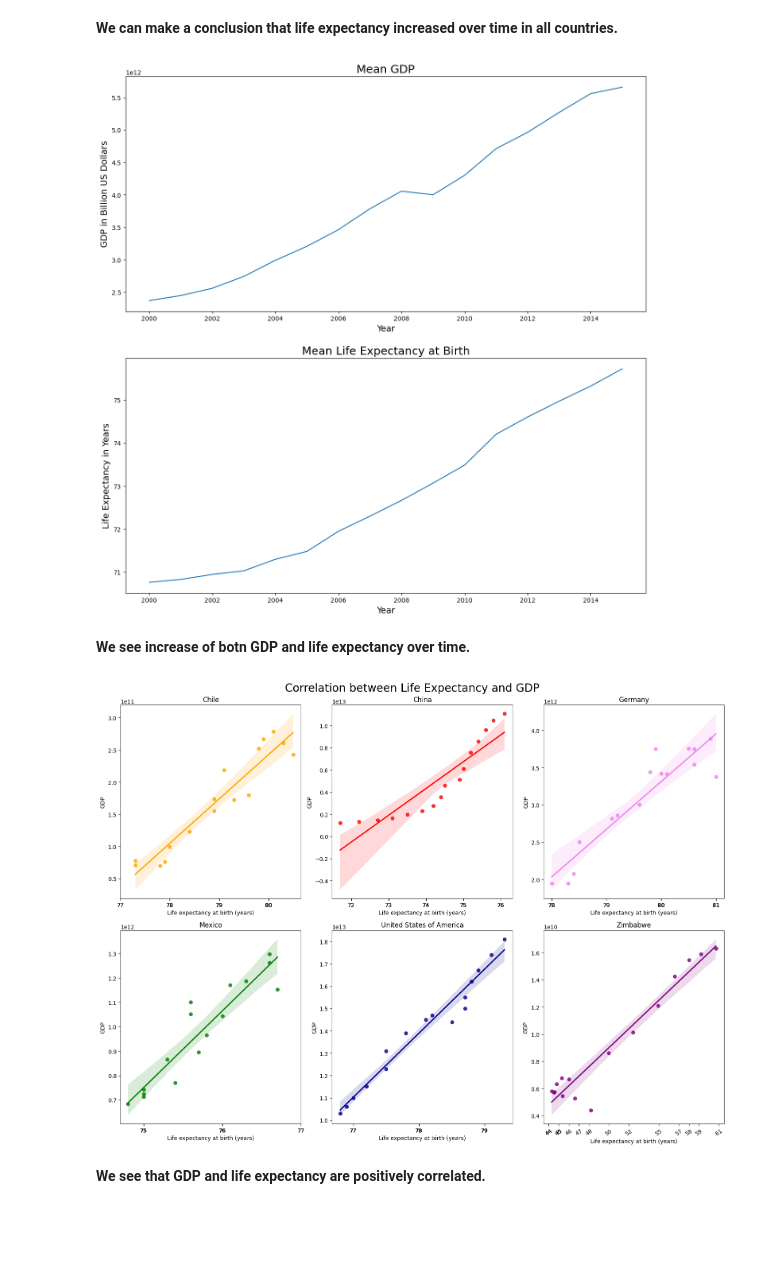
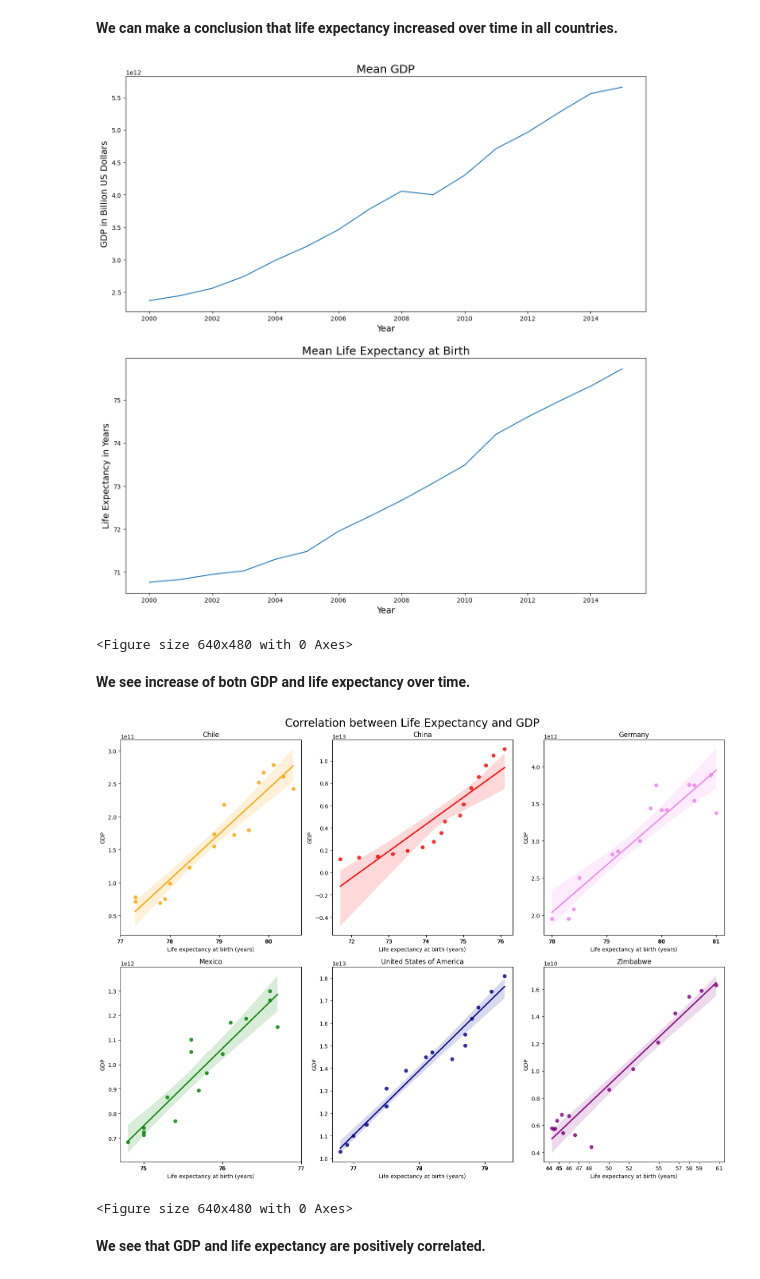
Before and after one commit to DenisLazuk/Group-Project-Life-Expectancy-and-GDP, a Jupyter notebook: life_expectancy_gdp.ipynb, the cells around one changed output. Saved outputs shown, nothing was run; the diff lists cells and outputs as text; code cells hidden in the pictures; blank space fills up the shorter version.

```diff
--- a/life_expectancy_gdp.ipynb
+++ b/life_expectancy_gdp.ipynb
@@ -167,40 +176,41 @@ plt.ylabel('Life Expectancy in Years', size=14)
 plt.title('Mean Life Expectancy at Birth', loc='center', size=18)
 plt.savefig('figures\Mean GDP and Life Expectancy.jpeg')
 plt.show()
+plt.clf()
 # %% [output]
 [figure]
+<Figure size 640x480 with 0 Axes>
 # %% [markdown]
 **We see increase of botn GDP and life expectancy over time.**
 # %%
 # Is there a correlation between GDP and life expectancy of a country?
 countries = data_grouped_country['Country'].unique()
 colors = ['orange', 'red', 'violet', 'green', 'darkblue', 'purple']
 fig, axes = plt.subplots(nrows=2, ncols=3, figsize=(16, 12))         # creating a figure with 2 rows and 3 columns
 fig.suptitle('Correlation between Life Expectancy and GDP', size=20)
 for i, country in enumerate(countries):                             # using a loop 6 scatterplots for each country will be created
     cols = i % 3                                                    # remainder of division: column position
     rows = i // 3                                                   # integer division: row position
     ax = axes[rows, cols]                                           # position in figure
     country_data = data[data.Country == country]
     x_values = [x for x in range(                                   # creating start x labels
         len(country_data['Life expectancy at birth (years)']))]
     rounded_values = [                                              # round the values on the x-axis because they are float
         round(value) for value in country_data['Life expectancy at birth (years)']]
     sns.regplot(data=country_data, ax=ax,                           # regplot shows the correlation between Life Expectancy
         x='Life expectancy at birth (years)', y='GDP',
         color=colors[i])                                            # and GDP. Each Country has its own color
     ax.set_xticks(rounded_values)                                   # replacing the start x labels with rounded values
-    if len(set(rounded_values)) > 8:                                # if there are too many labels on x axis, they will be rotated
-        ax.set_xticklabels(ax.get_xticklabels(), rotation=35)
-
     ax.set_title(f'{country}')                                      # title and labels
     ax.set_xlabel('Life expectancy at birth (years)')
     ax.set_ylabel('GDP')
 
 plt.tight_layout()                                                  # adjusts the position and size of the charts on the figure
+plt.savefig('figures\Correlation between Life Expectancy and GDP.jpeg')
 plt.show()
-plt.close()
+plt.clf()
 # %% [output]
-[figure, old version]
+[figure, new version]
+<Figure size 640x480 with 0 Axes>
 # %% [markdown]
 **We see that GDP and life expectancy are positively correlated.**
```
Also changed, not shown: parts of 5 cells of this notebook, 3 other files.
